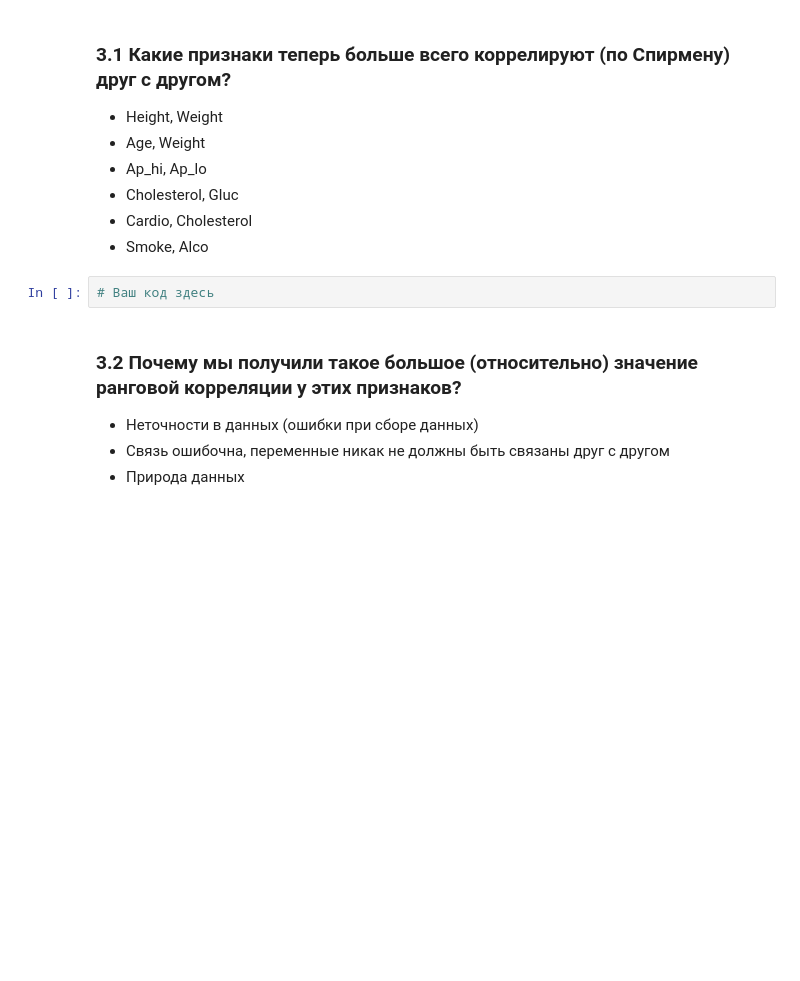
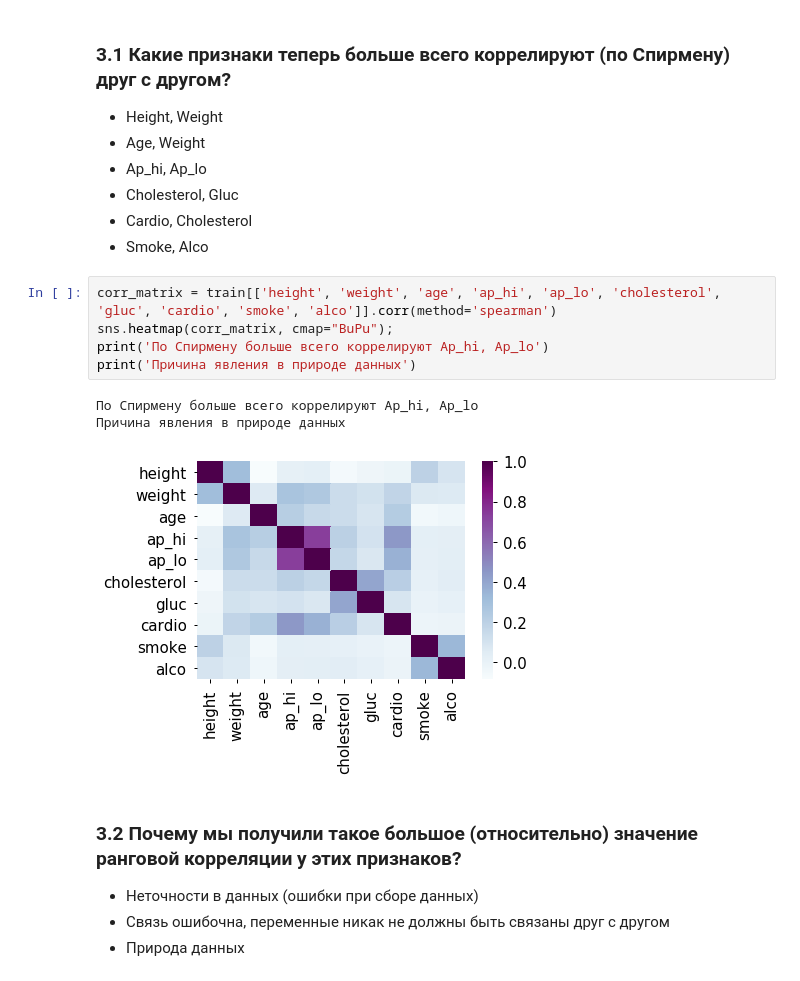
Before and after one commit to litichevskiydv/OdsCourse, a Jupyter notebook: homeworks/hw2_session3_visual_data_analysis.ipynb, the cells around one changed output. Saved outputs shown, nothing was run; the diff lists cells and outputs as text; blank space fills up the shorter version.

```diff
--- a/homeworks/hw2_session3_visual_data_analysis.ipynb
+++ b/homeworks/hw2_session3_visual_data_analysis.ipynb
@@ -237,8 +237,15 @@ sns.kdeplot(train[train['gender'] == 2]['height'], label='gender=2', ax=ax)
 - Cholesterol, Gluc
 - Cardio, Cholesterol
 - Smoke, Alco
-# %%
-# Ваш код здесь
+# %%
+corr_matrix = train[['height', 'weight', 'age', 'ap_hi', 'ap_lo', 'cholesterol', 'gluc', 'cardio', 'smoke', 'alco']].corr(method='spearman')
+sns.heatmap(corr_matrix, cmap="BuPu");
+print('По Спирмену больше всего коррелируют Ap_hi, Ap_lo')
+print('Причина явления в природе данных')
+# %% [output]
+По Спирмену больше всего коррелируют Ap_hi, Ap_lo
+Причина явления в природе данных
+[figure, added]
 # %% [markdown]
 ### 3.2 Почему мы получили такое большое (относительно) значение ранговой корреляции у этих признаков?
 
```
